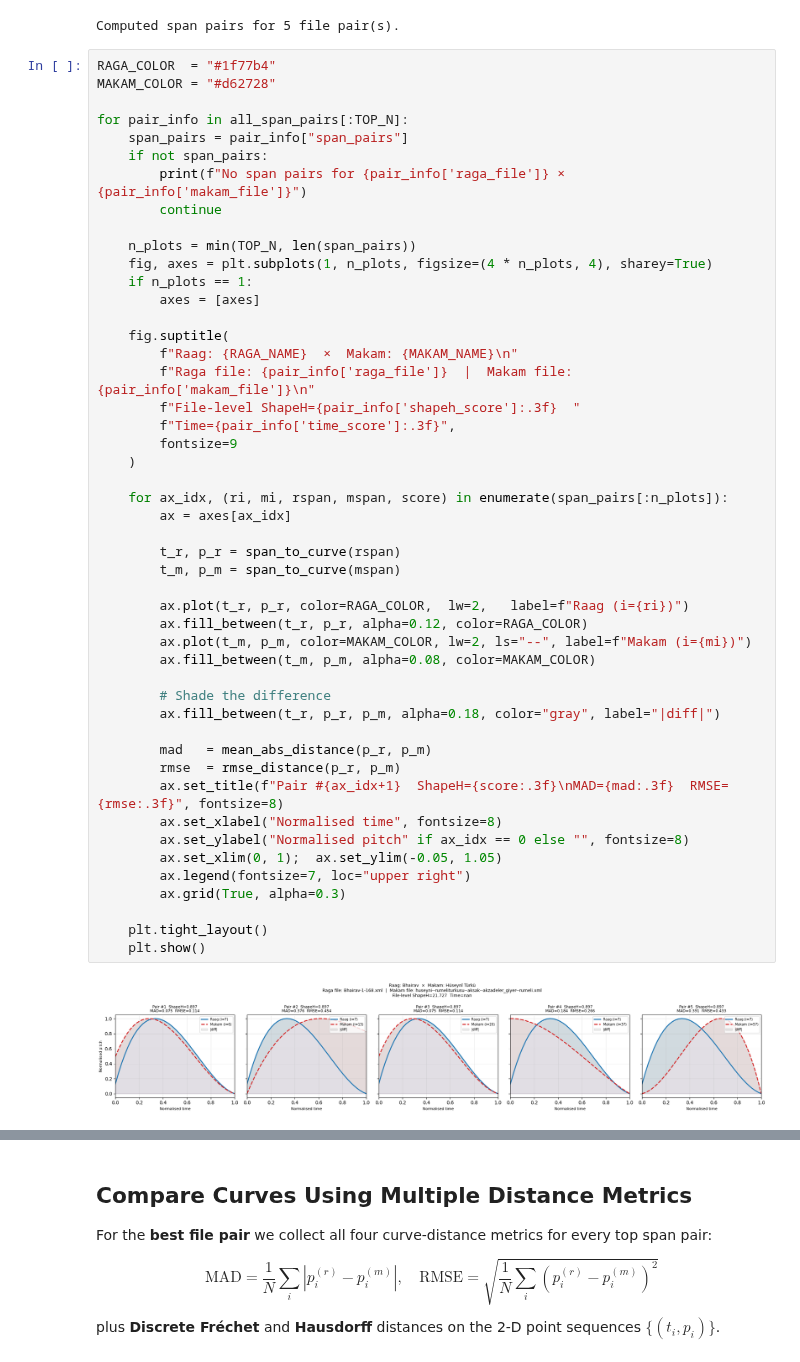
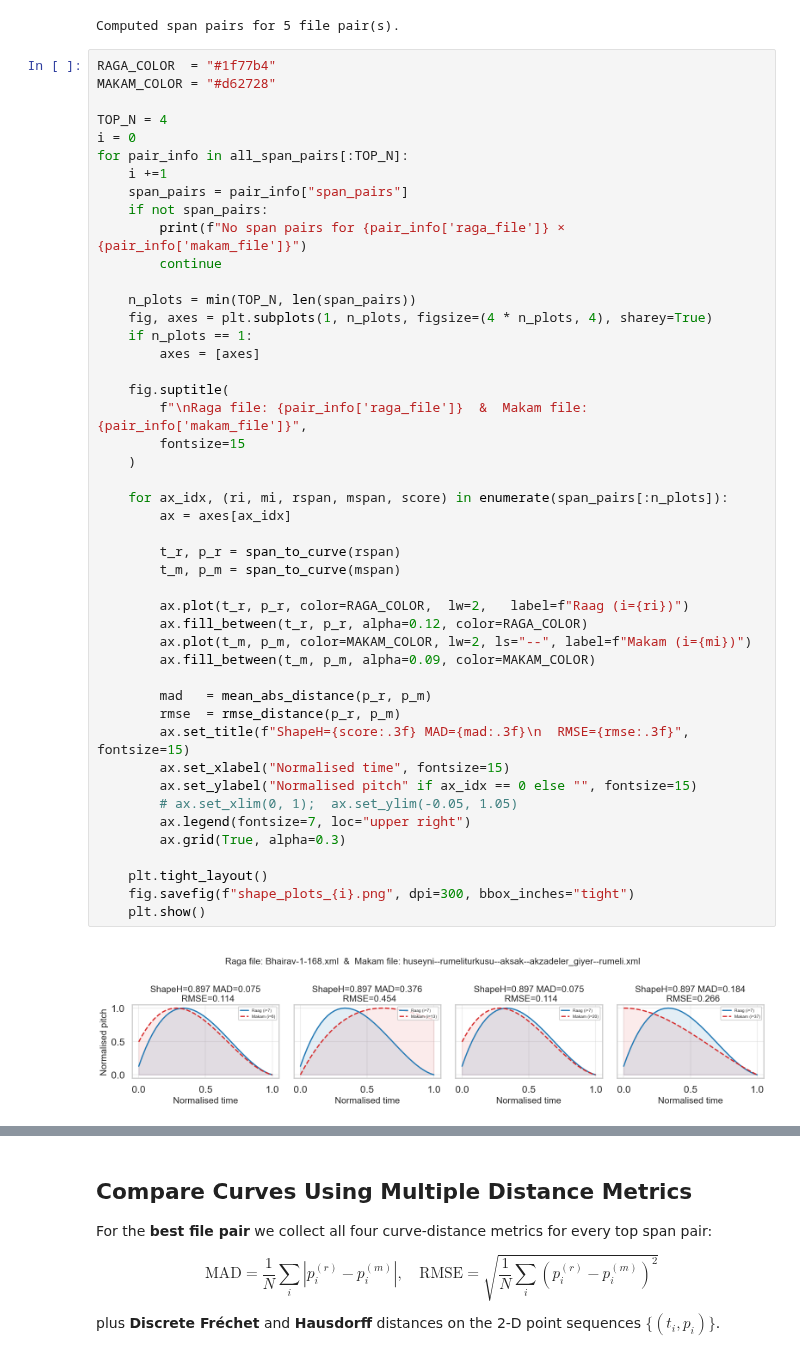
Before and after one commit to Sangarshanan/makam-and-ragas, a Jupyter notebook: phrase-similarity.ipynb, the cells around one changed output, grey strips where cells are left out. Drawn from its saved outputs; the diff is of its cells as text.

```diff
--- a/phrase-similarity.ipynb
+++ b/phrase-similarity.ipynb
@@ -242,49 +242,47 @@ Computed span pairs for 5 file pair(s).
 RAGA_COLOR  = "#1f77b4"
 MAKAM_COLOR = "#d62728"
 
+TOP_N = 4
+i = 0
 for pair_info in all_span_pairs[:TOP_N]:
+    i +=1
     span_pairs = pair_info["span_pairs"]
     if not span_pairs:
         print(f"No span pairs for {pair_info['raga_file']} × {pair_info['makam_file']}")
         continue
 
     n_plots = min(TOP_N, len(span_pairs))
     fig, axes = plt.subplots(1, n_plots, figsize=(4 * n_plots, 4), sharey=True)
     if n_plots == 1:
         axes = [axes]
 
     fig.suptitle(
-        f"Raag: {RAGA_NAME}  ×  Makam: {MAKAM_NAME}\n"
-        f"Raga file: {pair_info['raga_file']}  |  Makam file: {pair_info['makam_file']}\n"
-        f"File-level ShapeH={pair_info['shapeh_score']:.3f}  "
-        f"Time={pair_info['time_score']:.3f}",
-        fontsize=9
+        f"\nRaga file: {pair_info['raga_file']}  &  Makam file: {pair_info['makam_file']}",
+        fontsize=15
     )
 
     for ax_idx, (ri, mi, rspan, mspan, score) in enumerate(span_pairs[:n_plots]):
         ax = axes[ax_idx]
 
         t_r, p_r = span_to_curve(rspan)
         t_m, p_m = span_to_curve(mspan)
 
         ax.plot(t_r, p_r, color=RAGA_COLOR,  lw=2,   label=f"Raag (i={ri})")
         ax.fill_between(t_r, p_r, alpha=0.12, color=RAGA_COLOR)
         ax.plot(t_m, p_m, color=MAKAM_COLOR, lw=2, ls="--", label=f"Makam (i={mi})")
-        ax.fill_between(t_m, p_m, alpha=0.08, color=MAKAM_COLOR)
-
-        # Shade the difference
-        ax.fill_between(t_r, p_r, p_m, alpha=0.18, color="gray", label="|diff|")
+        ax.fill_between(t_m, p_m, alpha=0.09, color=MAKAM_COLOR)
 
         mad   = mean_abs_distance(p_r, p_m)
         rmse  = rmse_distance(p_r, p_m)
-        ax.set_title(f"Pair #{ax_idx+1}  ShapeH={score:.3f}\nMAD={mad:.3f}  RMSE={rmse:.3f}", fontsize=8)
-        ax.set_xlabel("Normalised time", fontsize=8)
-        ax.set_ylabel("Normalised pitch" if ax_idx == 0 else "", fontsize=8)
-        ax.set_xlim(0, 1);  ax.set_ylim(-0.05, 1.05)
+        ax.set_title(f"ShapeH={score:.3f} MAD={mad:.3f}\n  RMSE={rmse:.3f}", fontsize=15)
+        ax.set_xlabel("Normalised time", fontsize=15)
+        ax.set_ylabel("Normalised pitch" if ax_idx == 0 else "", fontsize=15)
+        # ax.set_xlim(0, 1);  ax.set_ylim(-0.05, 1.05)
         ax.legend(fontsize=7, loc="upper right")
         ax.grid(True, alpha=0.3)
 
     plt.tight_layout()
+    fig.savefig(f"shape_plots_{i}.png", dpi=300, bbox_inches="tight")
     plt.show()
 # %% [output]
-[figure, old version]
+[figure, new version]
```
Also changed, not shown: parts of 3 cells of this notebook.
